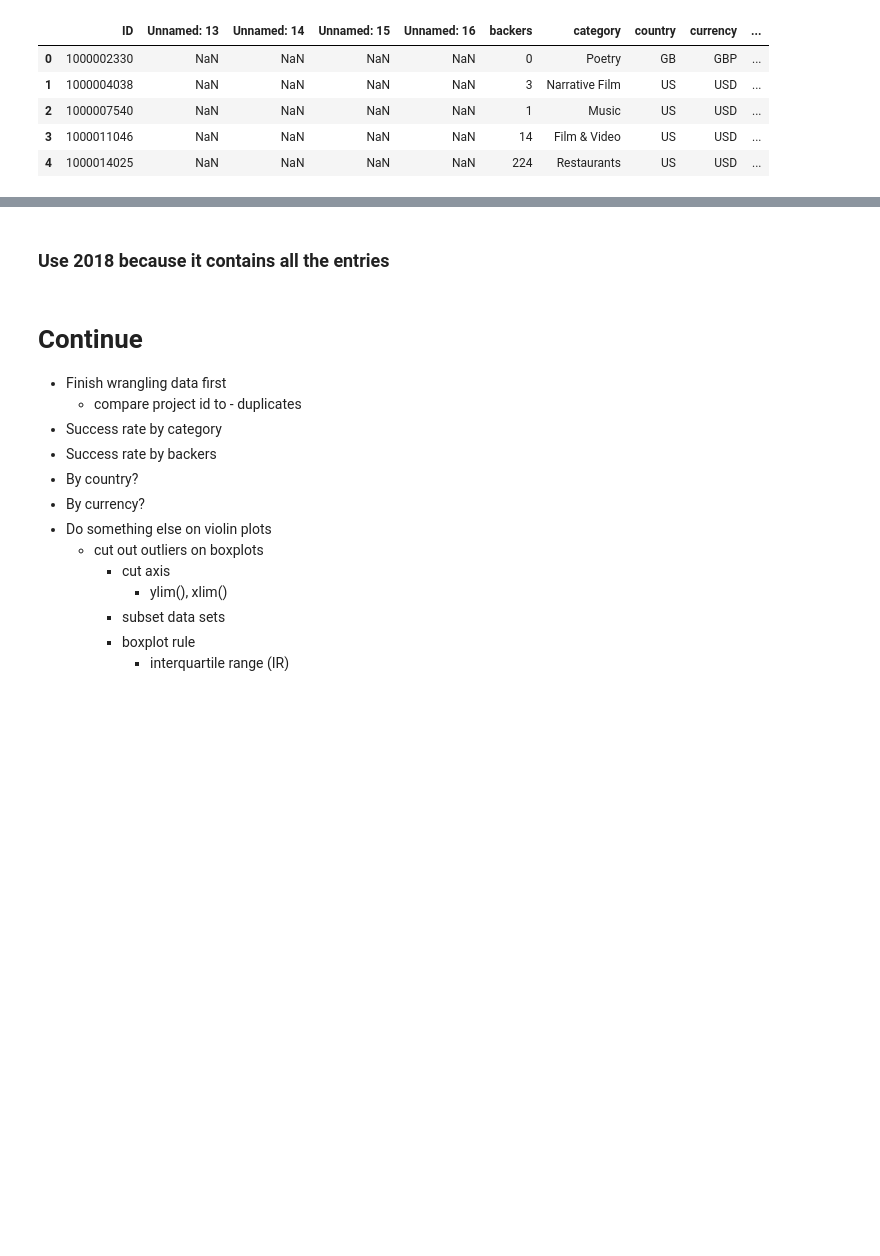
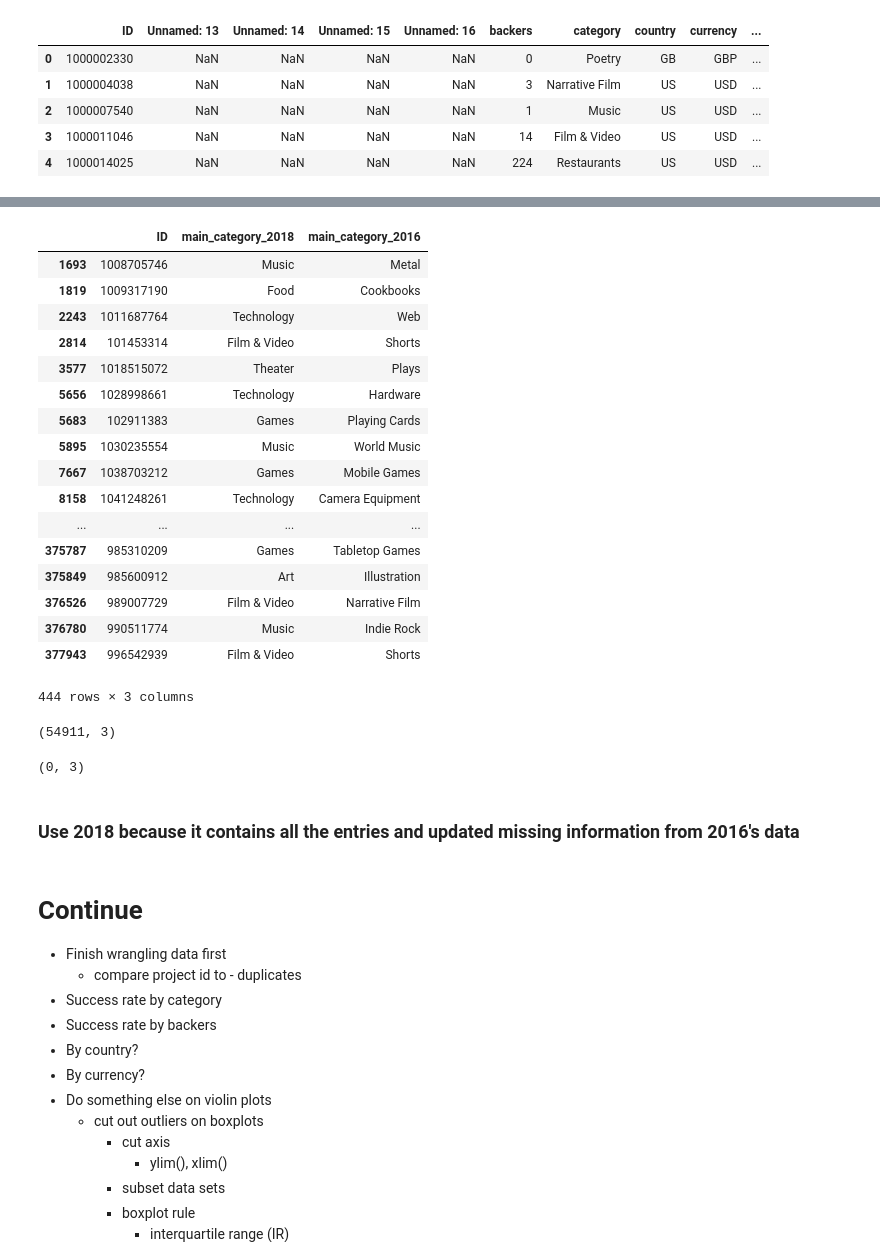
Before and after one commit to holiday007/-Springboard-Holiday_Projects, a Jupyter notebook: Springboard Project/Spring Board Capstone Project - 1. Exploring two Data Sets.ipynb, the cells around one changed output, grey strips where cells are left out. Drawn from its saved outputs; the diff is of its cells as text; code cells hidden in the pictures; blank space fills up the shorter version.

```diff
--- a/Springboard Project/Spring Board Capstone Project - 1. Exploring two Data Sets.ipynb
+++ b/Springboard Project/Spring Board Capstone Project - 1. Exploring two Data Sets.ipynb
@@ -301,0 +309,3 @@ df_dup[149999:150100]
+# %%
+df_compare = df_2018[["ID", "main_category"]].merge(df_2016[["ID", "main_category"]], how="left", on='ID',
+                                                    suffixes=("_2018", "_2016"))
@@ -302,5 +321,34 @@ df_dup[149999:150100]
+# %%
+df_compare[(df_compare['main_category_2018'] != df_compare['main_category_2016']) & (df_compare['main_category_2016'].notnull())]
+# %% [output]
+|  | ID | main_category_2018 | main_category_2016 |
+| 1693 | 1008705746 | Music | Metal |
+| 1819 | 1009317190 | Food | Cookbooks |
+| 2243 | 1011687764 | Technology | Web |
+| 2814 | 101453314 | Film & Video | Shorts |
+| 3577 | 1018515072 | Theater | Plays |
+| 5656 | 1028998661 | Technology | Hardware |
+| 5683 | 102911383 | Games | Playing Cards |
+| 5895 | 1030235554 | Music | World Music |
+| 7667 | 1038703212 | Games | Mobile Games |
+| 8158 | 1041248261 | Technology | Camera Equipment |
+| ... | ... | ... | ... |
+| 375787 | 985310209 | Games | Tabletop Games |
+| 375849 | 985600912 | Art | Illustration |
+| 376526 | 989007729 | Film & Video | Narrative Film |
+| 376780 | 990511774 | Music | Indie Rock |
+| 377943 | 996542939 | Film & Video | Shorts |
+444 rows × 3 columns
+# %%
+df_compare[(df_compare['main_category_2018'] != df_compare['main_category_2016']) & (df_compare['main_category_2016'].isnull())].shape
+# %% [output]
+(54911, 3)
+# %%
+df_compare[(df_compare['main_category_2018'] != df_compare['main_category_2016']) & (df_compare['main_category_2018'].isnull())].shape
+# %% [output]
+(0, 3)
 # %% [markdown]
-### Use 2018 because it contains all the entries
+### Use 2018 because it contains all the entries and updated missing information from 2016's data
 # %% [markdown]
 # Continue
 - Finish wrangling data first
```
Also changed, not shown: parts of 6 cells of this notebook, 2 other files.
